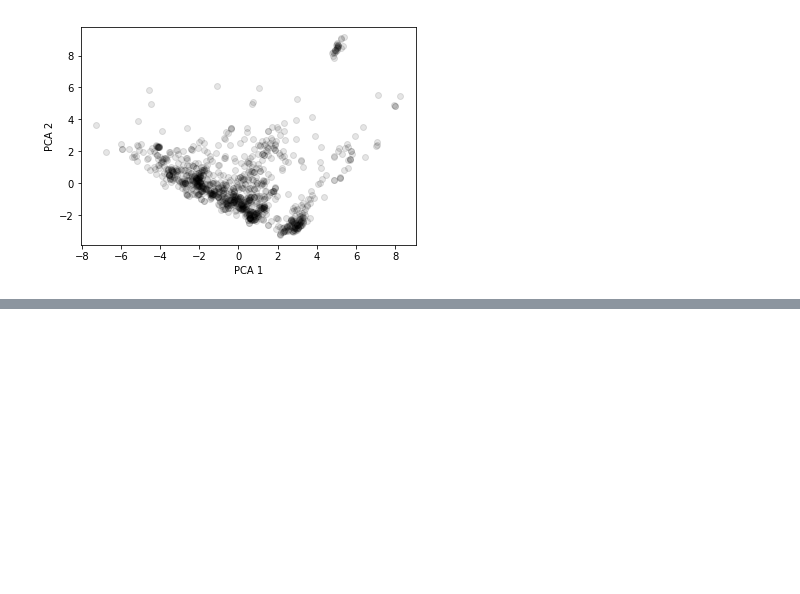
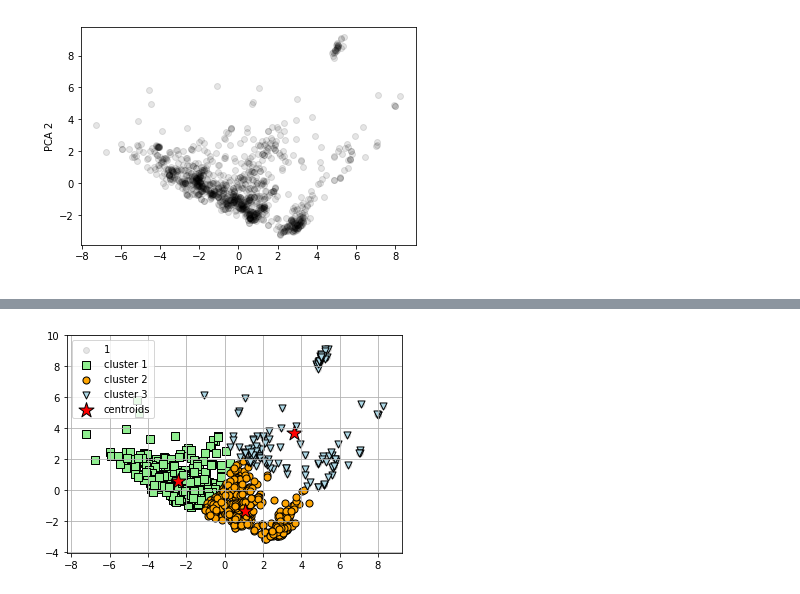
Before and after one commit to tesilogp/mllogdp, a Jupyter notebook: initialtests.ipynb, the cells around one changed output, grey strips where cells are left out. Drawn from its saved outputs; the diff is of its cells as text; code cells hidden in the pictures; blank space fills up the shorter version.

```diff
--- a/initialtests.ipynb
+++ b/initialtests.ipynb
@@ -66,3 +66,63 @@ plt.show()
 # %%
 # usando l'idea del punto di Elbow possiamo in effetti dire che ci sono tre cluster ben distinti
 # Quindi possiamo immaginare ad esempio di fare tre modelli distinti
+# %%
+import numpy as np
+
+# Using three clusters
+NC = 3
+
+model = KMeans(n_clusters=NC)
+
+X = PCA_components.iloc[:,:2].values
+
+y_km = model.fit(X)
+
+plt.scatter(PCA_components[0], PCA_components[1], alpha=.1, color='black')
+
+clusters = {}
+for idx , l in enumerate(y_km.labels_):
+    if l in clusters:
+        clusters[l].append(X[idx])
+    else:
+        clusters[l] = []
+        clusters[l].append(X[idx])
+
+
+c1 = np.asarray(clusters[0])
+plt.scatter(
+    c1[:,0],c1[:,1],
+    s=50, c='lightgreen',
+    marker='s', edgecolor='black',
+    label='cluster 1'
+)
+
+c2 = np.asarray(clusters[1])
+plt.scatter(
+    c2[:,0],c2[:,1],
+    s=50, c='orange',
+    marker='o', edgecolor='black',
+    label='cluster 2'
+)
+
+c3 = np.asarray(clusters[2])
+plt.scatter(
+    c3[:,0],c3[:,1],
+    s=50, c='lightblue',
+    marker='v', edgecolor='black',
+    label='cluster 3'
+)
+
+# plot the centroids
+plt.scatter(
+    model.cluster_centers_[:, 0], model.cluster_centers_[:, 1],
+    s=250, marker='*',
+    c='red', edgecolor='black',
+    label='centroids'
+)
+
+plt.legend(scatterpoints=1)
+plt.grid()
+plt.show()
+# %% [output]
+[figure, added]
```
Also changed, not shown: parts of 2 cells of this notebook, 2 other files.
